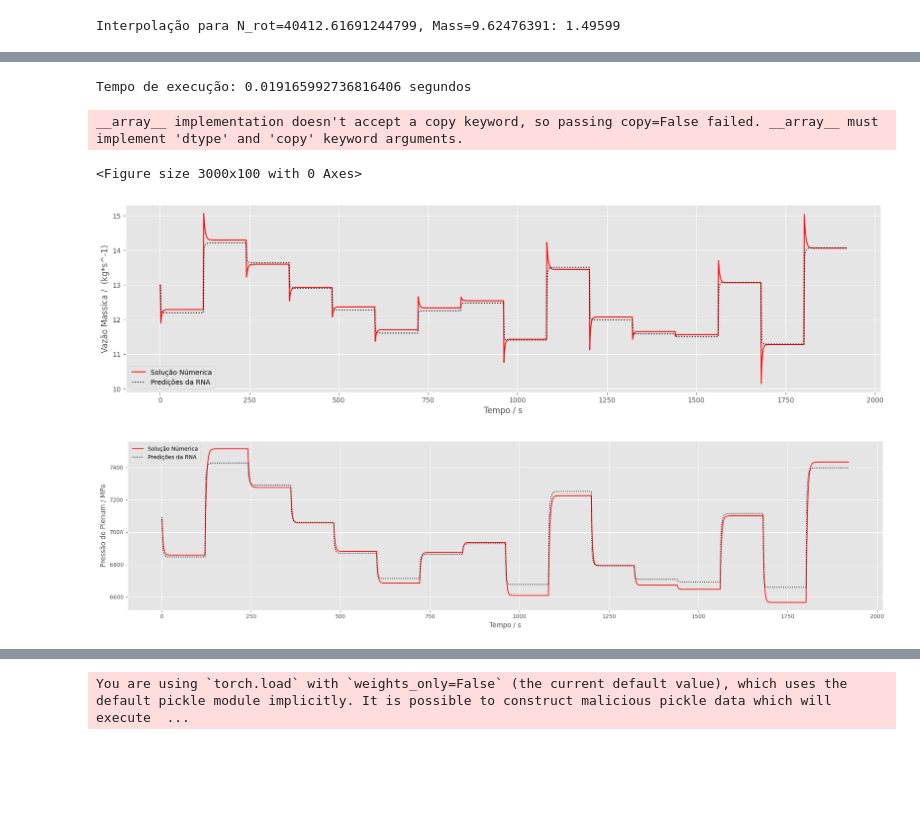
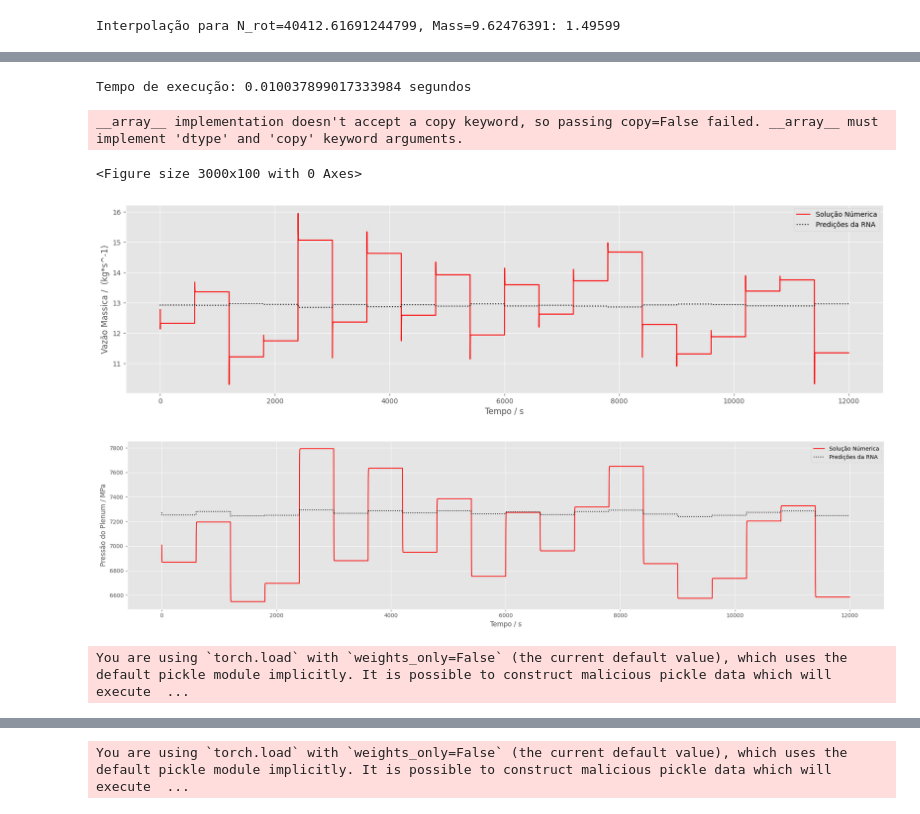
Before and after one commit to Santosfabio19/PRH-1, a Jupyter notebook: Greitzer_Model/PRH_1_torch.ipynb, the cells around one changed output, grey strips where cells are left out. Drawn from its saved outputs; the diff is of its cells as text; code cells hidden in the pictures; blank space fills up the shorter version.

```diff
--- a/Greitzer_Model/PRH_1_torch.ipynb
+++ b/Greitzer_Model/PRH_1_torch.ipynb
@@ -354,15 +376,15 @@ y_test_tensor = torch.tensor(y_test, dtype=torch.float32)
 class LSTMModel(nn.Module):
     def __init__(self, input_dim, hidden_dim, output_dim, dropout_rate):
         super(LSTMModel, self).__init__()
-        self.lstm = nn.LSTM(input_dim, hidden_dim, batch_first=True, bidirectional=True)
+        self.lstm = nn.LSTM(input_dim, hidden_dim, batch_first=True, bidirectional=False)
         self.dropout = nn.Dropout(dropout_rate)
         self.activation = nn.Tanh()
-        self.fc = nn.Linear(hidden_dim *2 ,output_dim )  # 2*hidden_dim por ser bidirecional
-        #self.fc1 = nn.Linear(hidden_dim*2, output_dim)  # 2*hidden_dim por ser bidirecional
+        self.fc = nn.Linear(hidden_dim ,output_dim )  # 2*hidden_dim por ser bidirecional
+        self.fc1 = nn.Linear(hidden_dim, output_dim)  # 2*hidden_dim por ser bidirecional
 
     def forward(self, x):
         _, (h_n, _) = self.lstm(x)
-        h_n = h_n.transpose(0, 1).reshape(-1, h_n.size(2) * 2)  # Concatenar saídas bidirecionais
+        h_n = h_n.transpose(0, 1).reshape(-1, h_n.size(2) )  # Concatenar saídas bidirecionais
 
         x = self.dropout(h_n)
         x = self.activation(self.fc(x))
@@ -380,7 +402,7 @@ output_dim = y_train_tensor.shape[1]
 
 # Treinamento do modelo
 n_epochs = 70
-batch_size = 16 # 64
+batch_size = 32 # 64
 early_stop_patience = 180
 
 train_data = torch.utils.data.TensorDataset(X_train_tensor, y_train_tensor)
@@ -439,5 +456,6 @@ print(study.best_params)
 # %%
 from plotly.io import show
 optuna.visualization.matplotlib.plot_param_importances(study)
+optuna.visualization.matplotlib.plot_optimization_history(study)
 # %% [output]
 plot_param_importances is experimental (supported from v2.2.0). The interface can change in the future.
@@ -464,7 +486,7 @@ best_loss = float('inf')
 patience = 100
 
 
-for epoch in range(150):
+for epoch in range(1000):
     model.train
     batch_train_losses = []
     for X_batch, y_batch in train_loader:
@@ -534,12 +549,5 @@ plt.show()
 # %%
-# Carregar o melhor modelo salvo
-
-
-model.load_state_dict(best_model)
-tempos = []
-# Avaliação final com o conjunto de teste
-model.eval()
-mse = nn.MSELoss()
+tempo =np.linspace(0,len(y_test),5760//2)
 
 with torch.no_grad():
     start = time.time()
@@ -553,33 +561,34 @@ y_test_pred_original = des_normalize(y_test_ref, y_test_pred)
 y_test_original = des_normalize(y_test_ref,y_test)
 
 plt.figure(figsize=(30, 1))
 
 # Plot para M (Mass Flow Rate)
 plt.figure(figsize=(20, 5))
 plt.plot(y_test_original[:, 0], label="Solução Númerica", color="red")
 plt.plot(y_test_pred_original[:, 0], ":", label="Predições da RNA", color="black")
 plt.xlabel('Tempo / s')
 plt.ylabel('Vazão Massica /  (kg*s^-1)')
 #plt.title('Comparação entre M real e predito')
 plt.legend()
 plt.grid(True)
 
 # Plot para P_p (Plenum Pressure)
 plt.figure(figsize=(20, 5))
 plt.plot(y_test_original[:, 1], label="Solução Númerica", color="red")
 plt.plot(y_test_pred_original[:, 1], ":", label="Predições da RNA", color="black")
 plt.xlabel('Tempo / s')
 plt.ylabel('Pressão do Plenum / MPa')
 #lt.title('Comparação entre P_p real e predito')
 plt.legend()
 plt.grid(True)
 
 # Ajustar o layout e mostrar o gráfico
+
 plt.tight_layout()
 plt.show()
 # %% [output]
-Tempo de execução: 0.019165992736816406 segundos
+Tempo de execução: 0.010037899017333984 segundos
 __array__ implementation doesn't accept a copy keyword, so passing copy=False failed. __array__ must implement 'dtype' and 'copy' keyword arguments.
 <Figure size 3000x100 with 0 Axes>
-[figure, old version]
+[figure, new version]
-[figure, old version]
+[figure, new version]
@@ -585,0 +597,4 @@ __array__ implementation doesn't accept a copy keyword, so passing copy=False fa
+# %%
+model_load = torch.load(r"C:\Users\fabio\PycharmProjects\PRH-1\model\0812.pth")
+# %% [output]
+You are using `torch.load` with `weights_only=False` (the current default value), which uses the default pickle module implicitly. It is possible to construct malicious pickle data which will execute  ...
```
Also changed, not shown: parts of 21 cells of this notebook, 1 other file.
